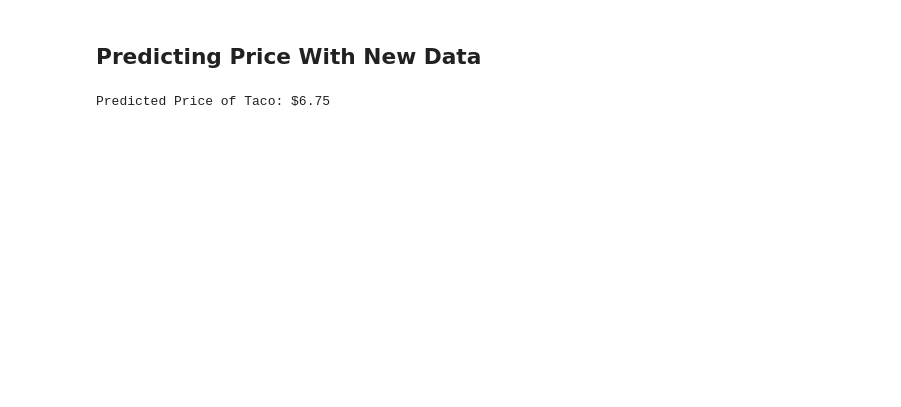
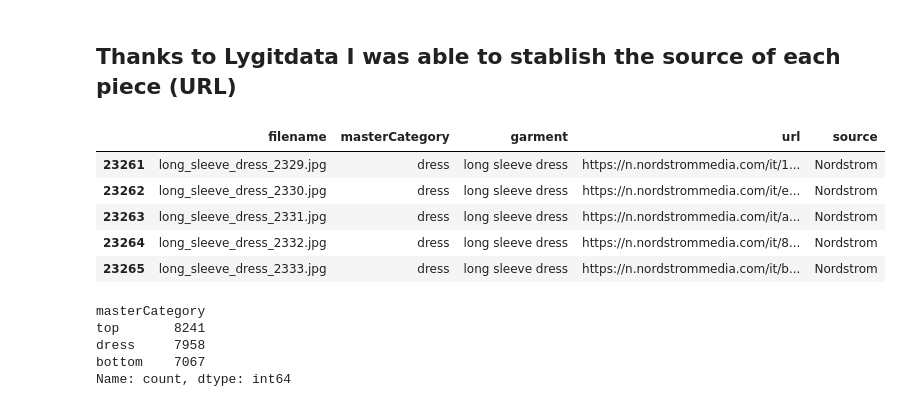
Before and after one commit to dibya-8/Elevate-Labs-, a Jupyter notebook: taco-sales-predictive-analysis-with-eda.ipynb, the cells around one changed output. Saved outputs shown, nothing was run; the diff lists cells and outputs as text; code cells hidden in the pictures; blank space fills up the shorter version.

Commit message:
Kaggle Notebook | notebookec9b6c0f9f | Version 2

```diff
--- a/taco-sales-predictive-analysis-with-eda.ipynb
+++ b/taco-sales-predictive-analysis-with-eda.ipynb
@@ -321,5 +82,0 @@ df.head()
-# %%
-df["Delivery Clock Time"] = pd.to_datetime(df["Delivery Clock Time"], format="%H:%M", errors="coerce")
-df["Delivery Time"]=df["Delivery Clock Time"].dt.time
-# %%
-df.drop(columns=["Delivery Clock Time","Delivery Time"],inplace=True) # Removing Columns
@@ -387,14 +82,0 @@ Series([], dtype: object)
-# %%
-df.fillna(df.mean(), inplace=True)  # Fill NaNs with mean values
-# %%
-x = df.drop("Price ($)", axis=1)
-y = df["Price ($)"]
-
-x_train, x_test, y_train, y_test = train_test_split(x, y, test_size=0.2, random_state=42)
-
-model = LinearRegression()
-model.fit(x_train, y_train)
-
-y_pred = model.predict(x_test)
-
-print("MSE:", mean_squared_error(y_test, y_pred))
@@ -412,2 +82,0 @@ plt.show()
-# %% [markdown]
-## Predicting Price With New Data
@@ -434,5 +83,23 @@ new_data = pd.DataFrame([{
-# %%
-predicted_price = model.predict(new_data)
-print(f"Predicted Price of Taco: ${predicted_price[0]:.2f}")
-# %% [output]
-Predicted Price of Taco: $6.75
+# %% [markdown]
+## Thanks to Lygitdata I was able to stablish the source of each piece (URL)
+# %%
+#By Lygitdata https://www.kaggle.com/code/lygitdata/demo-1-garment-distribution/notebook
+
+# Add a new column 'source' to identify if the image is from Myntra or Nordstrom
+df['source'] = df['url'].apply(lambda x: 'Myntra' if 'assets.myntassets.com' in x else ('Nordstrom' if 'n.nordstrommedia.com' in x else 'Unknown'))
+df.tail()
+# %% [output]
+|  | filename | masterCategory | garment | url | source |
+| 23261 | long_sleeve_dress_2329.jpg | dress | long sleeve dress | https://n.nordstrommedia.com/it/1... | Nordstrom |
+| 23262 | long_sleeve_dress_2330.jpg | dress | long sleeve dress | https://n.nordstrommedia.com/it/e... | Nordstrom |
+| 23263 | long_sleeve_dress_2331.jpg | dress | long sleeve dress | https://n.nordstrommedia.com/it/a... | Nordstrom |
+| 23264 | long_sleeve_dress_2332.jpg | dress | long sleeve dress | https://n.nordstrommedia.com/it/8... | Nordstrom |
+| 23265 | long_sleeve_dress_2333.jpg | dress | long sleeve dress | https://n.nordstrommedia.com/it/b... | Nordstrom |
+# %%
+df['masterCategory'].value_counts()
+# %% [output]
+masterCategory
+top       8241
+dress     7958
+bottom    7067
+Name: count, dtype: int64
```
Also changed, not shown: parts of 68 cells of this notebook.
